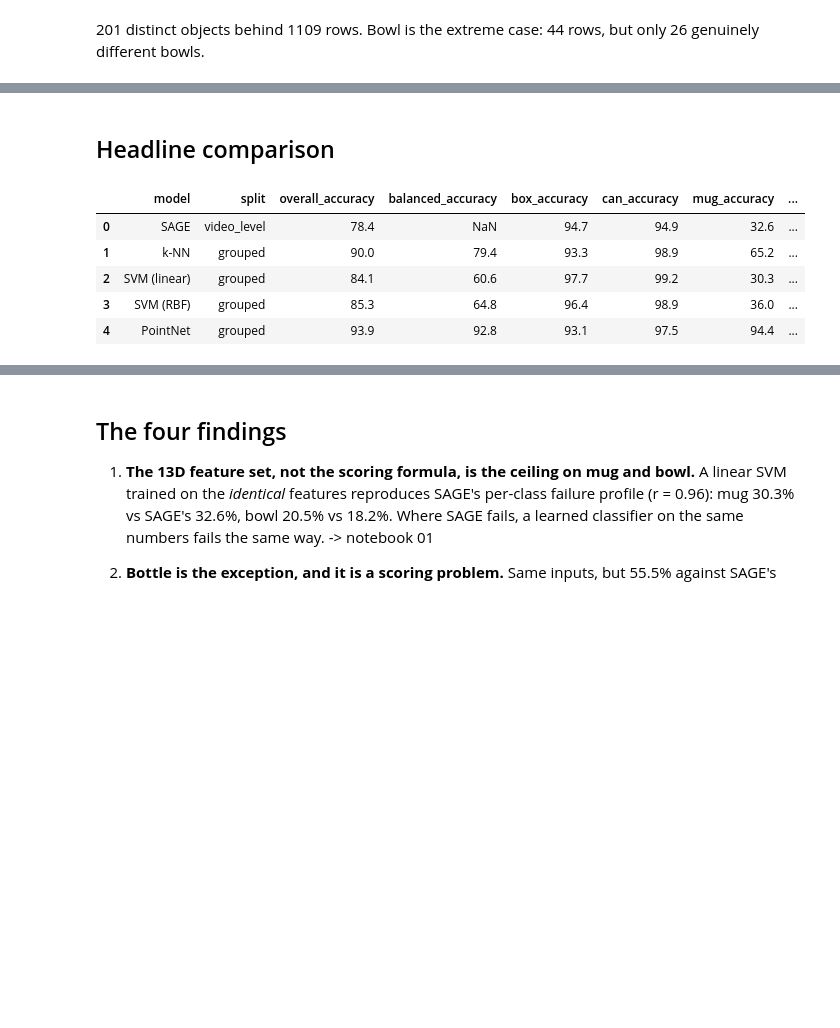
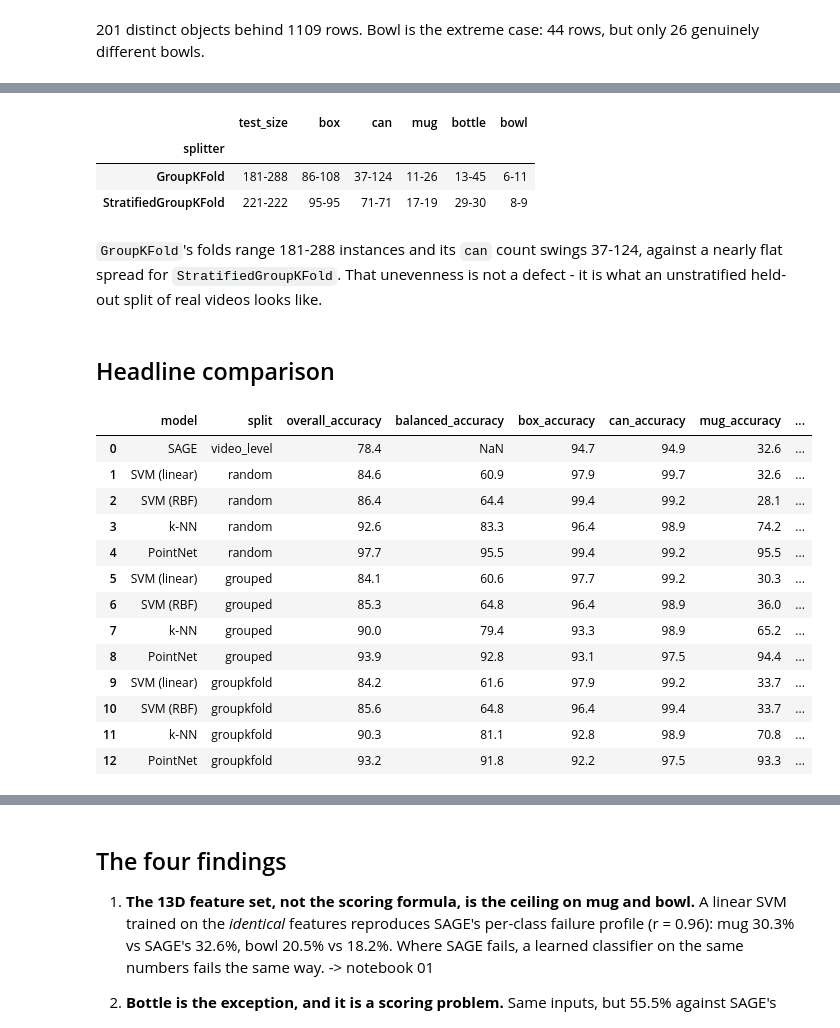
Before and after one commit to shreyan01/pnsg_superquadrics, a Jupyter notebook: sage_baseline_experiments/notebooks/00_overview.ipynb, the cells around one changed output, grey strips where cells are left out. Drawn from its saved outputs; the diff is of its cells as text; code cells hidden in the pictures; blank space fills up the shorter version.

```diff
--- a/sage_baseline_experiments/notebooks/00_overview.ipynb
+++ b/sage_baseline_experiments/notebooks/00_overview.ipynb
@@ -87,20 +140,50 @@ only 26 genuinely different bowls.
+# %%
+# How uneven do the folds get?
+spread = (
+    fold_composition
+    .groupby("splitter")[["test_size"] + rio.CLASSES]
+    .agg(lambda column: f"{column.min()}-{column.max()}")
+)
+spread
+# %% [output]
+|  | test_size | box | can | mug | bottle | bowl |
+| splitter |  |  |  |  |  |  |
+| GroupKFold | 181-288 | 86-108 | 37-124 | 11-26 | 13-45 | 6-11 |
+| StratifiedGroupKFold | 221-222 | 95-95 | 71-71 | 17-19 | 29-30 | 8-9 |
+# %% [markdown]
+`GroupKFold`'s folds range 181-288 instances and its `can` count swings
+37-124, against a nearly flat spread for `StratifiedGroupKFold`. That
+unevenness is not a defect - it is what an unstratified held-out split of
+real videos looks like.
 # %% [markdown]
 ## Headline comparison
 # %%
 summary = rio.load_summary()
 
-headline = summary[summary["split"].isin(["video_level", "grouped"])].copy()
+headline = summary.copy()
 headline["model"] = headline["model"].map(rio.pretty)
+headline["split"] = pd.Categorical(
+    headline["split"], categories=rio.SPLIT_ORDER, ordered=True
+)
+headline = headline.sort_values(["split", "overall_accuracy"])
 
 rio.as_percent(headline)[
     ["model", "split", "overall_accuracy", "balanced_accuracy"]
     + rio.CLASS_ACCURACY_COLUMNS
 ].reset_index(drop=True)
 # %% [output]
 |  | model | split | overall_accuracy | balanced_accuracy | box_accuracy | can_accuracy | mug_accuracy | ... |
 | 0 | SAGE | video_level | 78.4 | NaN | 94.7 | 94.9 | 32.6 | ... |
-| 1 | k-NN | grouped | 90.0 | 79.4 | 93.3 | 98.9 | 65.2 | ... |
-| 2 | SVM (linear) | grouped | 84.1 | 60.6 | 97.7 | 99.2 | 30.3 | ... |
-| 3 | SVM (RBF) | grouped | 85.3 | 64.8 | 96.4 | 98.9 | 36.0 | ... |
-| 4 | PointNet | grouped | 93.9 | 92.8 | 93.1 | 97.5 | 94.4 | ... |
+| 1 | SVM (linear) | random | 84.6 | 60.9 | 97.9 | 99.7 | 32.6 | ... |
+| 2 | SVM (RBF) | random | 86.4 | 64.4 | 99.4 | 99.2 | 28.1 | ... |
+| 3 | k-NN | random | 92.6 | 83.3 | 96.4 | 98.9 | 74.2 | ... |
+| 4 | PointNet | random | 97.7 | 95.5 | 99.4 | 99.2 | 95.5 | ... |
+| 5 | SVM (linear) | grouped | 84.1 | 60.6 | 97.7 | 99.2 | 30.3 | ... |
+| 6 | SVM (RBF) | grouped | 85.3 | 64.8 | 96.4 | 98.9 | 36.0 | ... |
+| 7 | k-NN | grouped | 90.0 | 79.4 | 93.3 | 98.9 | 65.2 | ... |
+| 8 | PointNet | grouped | 93.9 | 92.8 | 93.1 | 97.5 | 94.4 | ... |
+| 9 | SVM (linear) | groupkfold | 84.2 | 61.6 | 97.9 | 99.2 | 33.7 | ... |
+| 10 | SVM (RBF) | groupkfold | 85.6 | 64.8 | 96.4 | 99.4 | 33.7 | ... |
+| 11 | k-NN | groupkfold | 90.3 | 81.1 | 92.8 | 98.9 | 70.8 | ... |
+| 12 | PointNet | groupkfold | 93.2 | 91.8 | 92.2 | 97.5 | 93.3 | ... |
 # %%
```
Also changed, not shown: parts of 8 cells of this notebook, 43 other files.
